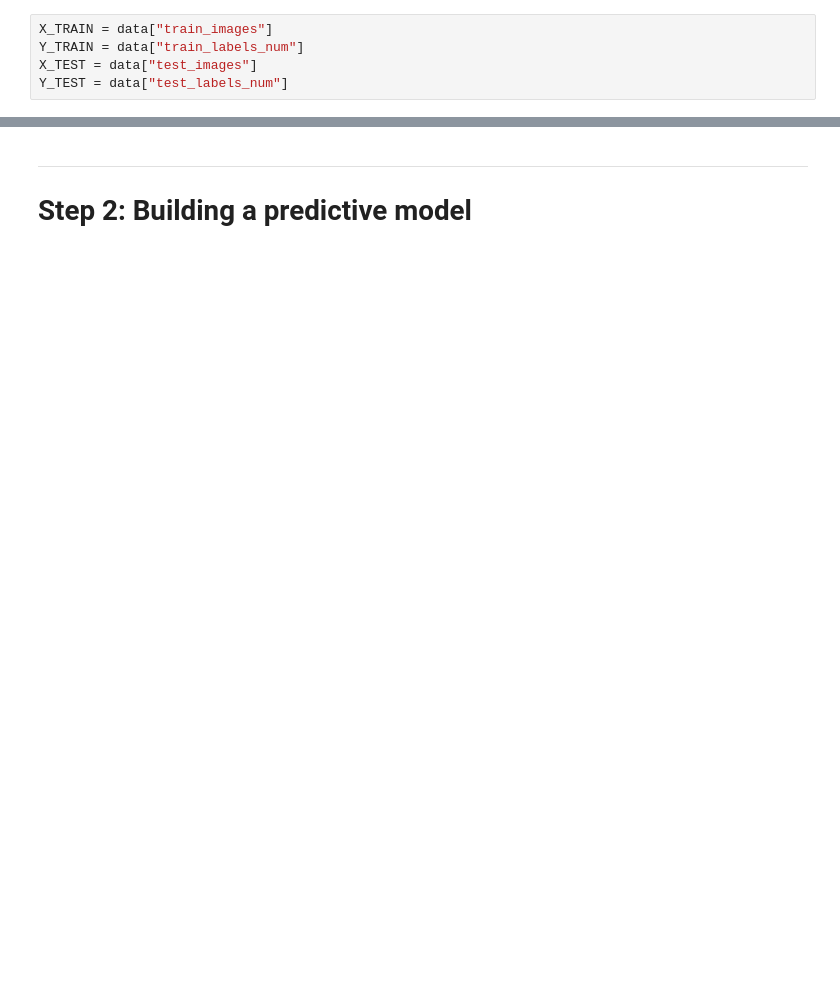
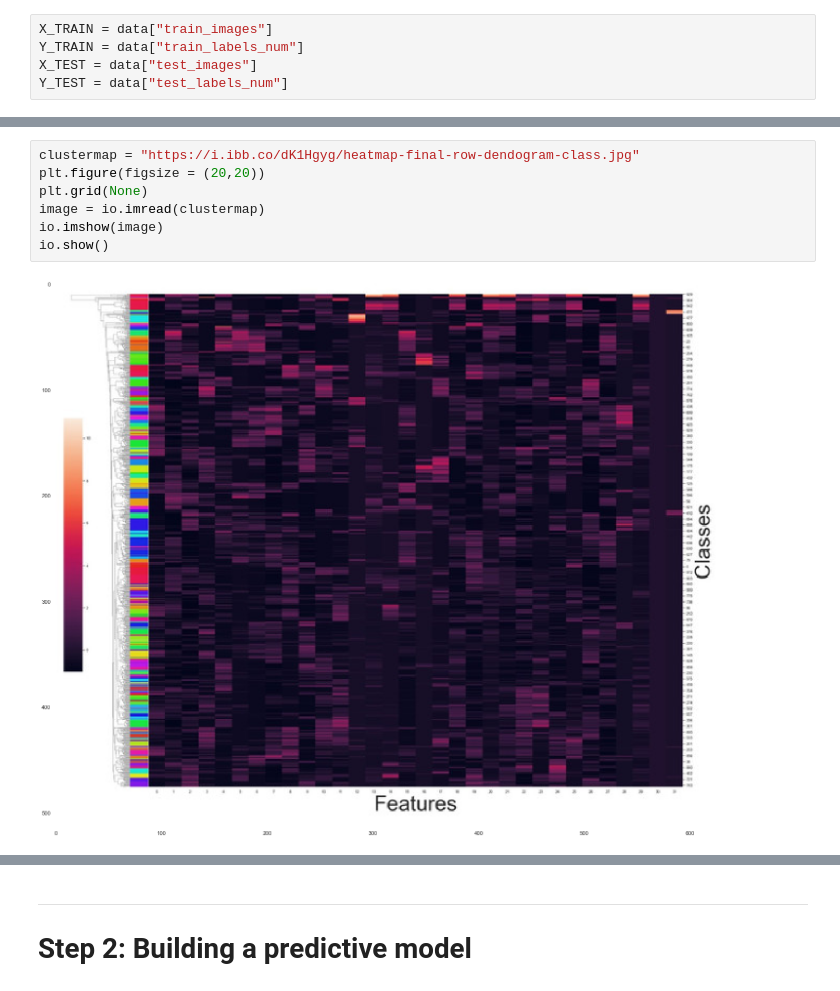
Before and after one commit to ElsaLopez133/PACHAMAMA, a Jupyter notebook: starting_kit/README.ipynb, the cells around one changed output, grey strips where cells are left out. Saved outputs shown, nothing was run; the diff lists cells and outputs as text; blank space fills up the shorter version.

```diff
--- a/starting_kit/README.ipynb
+++ b/starting_kit/README.ipynb
@@ -281,0 +294,9 @@ g = sns.clustermap(pca_result[:,:10],
+# %%
+clustermap = "https://i.ibb.co/dK1Hgyg/heatmap-final-row-dendogram-class.jpg"
+plt.figure(figsize = (20,20))
+plt.grid(None)
+image = io.imread(clustermap)
+io.imshow(image)
+io.show()
+# %% [output]
+[figure, added]
```
Also changed, not shown: parts of 29 cells of this notebook.
